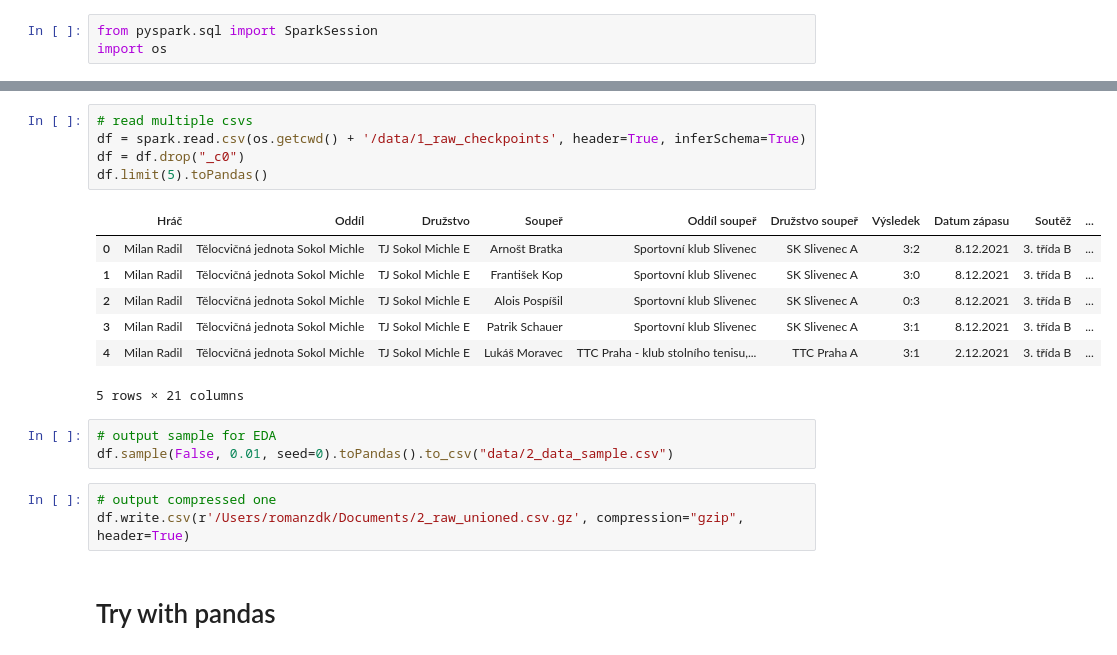
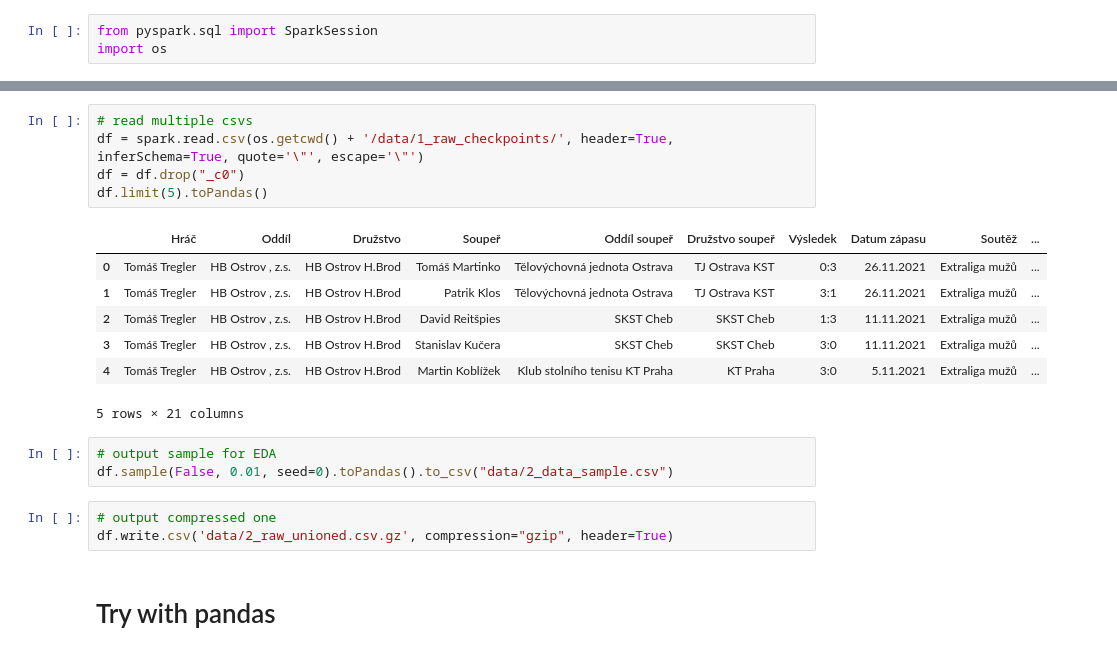
Before and after one commit to romanzdk/-VSE-Applied_ML, a Jupyter notebook: 2_union_data.ipynb, the cells around one changed output, grey strips where cells are left out. Cells and saved outputs as stored; diff of their text form.

```diff
--- a/2_union_data.ipynb
+++ b/2_union_data.ipynb
@@ -19,22 +6,22 @@ To adjust logging level use sc.setLogLevel(newLevel). For SparkR, use setLogLeve
 # %%
 # read multiple csvs
-df = spark.read.csv(os.getcwd() + '/data/1_raw_checkpoints', header=True, inferSchema=True)
+df = spark.read.csv(os.getcwd() + '/data/1_raw_checkpoints/', header=True, inferSchema=True, quote='\"', escape='\"')
 df = df.drop("_c0")
 df.limit(5).toPandas()
 # %% [output]
 |  | Hráč | Oddíl | Družstvo | Soupeř | Oddíl soupeř | Družstvo soupeř | Výsledek | Datum zápasu | Soutěž | ... |
-| 0 | Milan Radil | Tělocvičná jednota Sokol Michle | TJ Sokol Michle E | Arnošt Bratka | Sportovní klub Slivenec | SK Slivenec A | 3:2 | 8.12.2021 | 3. třída B | ... |
-| 1 | Milan Radil | Tělocvičná jednota Sokol Michle | TJ Sokol Michle E | František Kop | Sportovní klub Slivenec | SK Slivenec A | 3:0 | 8.12.2021 | 3. třída B | ... |
-| 2 | Milan Radil | Tělocvičná jednota Sokol Michle | TJ Sokol Michle E | Alois Pospíšil | Sportovní klub Slivenec | SK Slivenec A | 0:3 | 8.12.2021 | 3. třída B | ... |
-| 3 | Milan Radil | Tělocvičná jednota Sokol Michle | TJ Sokol Michle E | Patrik Schauer | Sportovní klub Slivenec | SK Slivenec A | 3:1 | 8.12.2021 | 3. třída B | ... |
-| 4 | Milan Radil | Tělocvičná jednota Sokol Michle | TJ Sokol Michle E | Lukáš Moravec | TTC Praha - klub stolního tenisu,... | TTC Praha A | 3:1 | 2.12.2021 | 3. třída B | ... |
+| 0 | Tomáš Tregler | HB Ostrov , z.s. | HB Ostrov H.Brod | Tomáš Martinko | Tělovýchovná jednota Ostrava | TJ Ostrava KST | 0:3 | 26.11.2021 | Extraliga mužů | ... |
+| 1 | Tomáš Tregler | HB Ostrov , z.s. | HB Ostrov H.Brod | Patrik Klos | Tělovýchovná jednota Ostrava | TJ Ostrava KST | 3:1 | 26.11.2021 | Extraliga mužů | ... |
+| 2 | Tomáš Tregler | HB Ostrov , z.s. | HB Ostrov H.Brod | David Reitšpies | SKST Cheb | SKST Cheb | 1:3 | 11.11.2021 | Extraliga mužů | ... |
+| 3 | Tomáš Tregler | HB Ostrov , z.s. | HB Ostrov H.Brod | Stanislav Kučera | SKST Cheb | SKST Cheb | 3:0 | 11.11.2021 | Extraliga mužů | ... |
+| 4 | Tomáš Tregler | HB Ostrov , z.s. | HB Ostrov H.Brod | Martin Koblížek | Klub stolního tenisu KT Praha | KT Praha | 3:0 | 5.11.2021 | Extraliga mužů | ... |
 5 rows × 21 columns
 # %%
 # output sample for EDA
 df.sample(False, 0.01, seed=0).toPandas().to_csv("data/2_data_sample.csv")
 # %%
 # output compressed one
-df.write.csv(r'/Users/romanzdk/Documents/2_raw_unioned.csv.gz', compression="gzip", header=True)
+df.write.csv('data/2_raw_unioned.csv.gz', compression="gzip", header=True)
 # %% [markdown]
 # Try with pandas
 # %%
```
Also changed, not shown: parts of 1 cell of this notebook, 6 other files.
